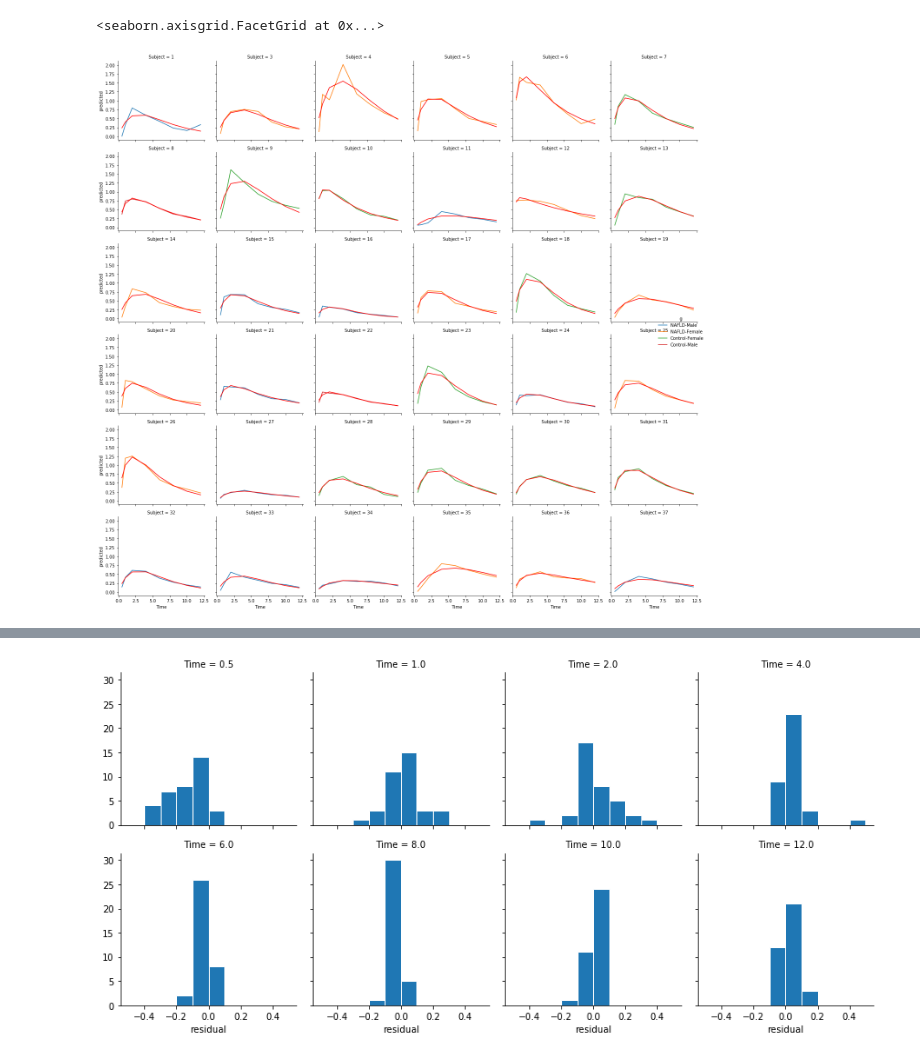
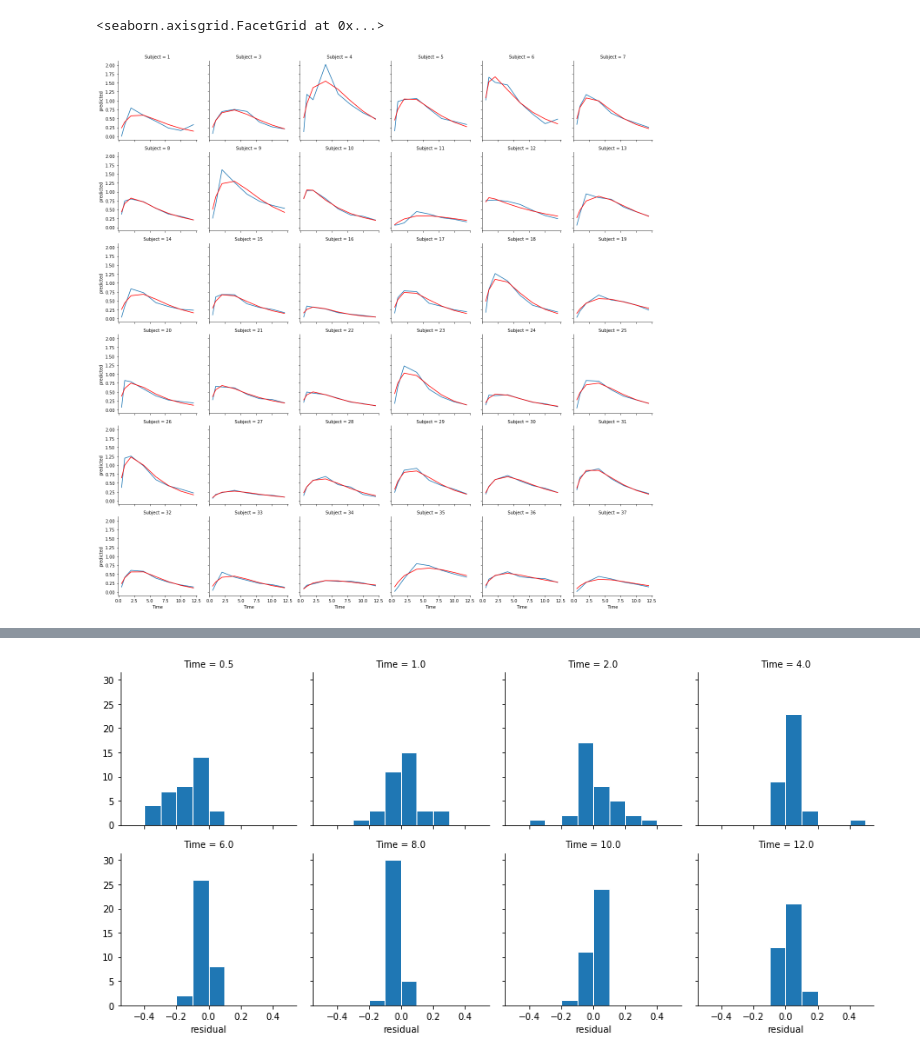
Before and after one commit to pgh79/PhD-Code, a Jupyter notebook: 2018-09 Apixiban Bayesian Models/Data Analysis/Create Residuals.ipynb, the cells around one changed output, grey strips where cells are left out. Drawn from its saved outputs; the diff is of its cells as text; code cells hidden in the pictures.

```diff
--- a/2018-09 Apixiban Bayesian Models/Data Analysis/Create Residuals.ipynb
+++ b/2018-09 Apixiban Bayesian Models/Data Analysis/Create Residuals.ipynb
@@ -8,11 +8,11 @@ import seaborn as sns
 
 
 #Don't need t=0.
-df = pd.read_csv('../Data/ApixibanExperimentData.csv').query('Time>0')
+df = pd.read_csv('../Data/ApixibanExperimentData.csv')
 df.Concentration = 10e-3*df.Concentration
 
 #Create a table of data. Subjects x Time
-Ys = df.pivot('Subject','Time','Concentration')
+Ys = df.query('Time>0').pivot('Subject','Time','Concentration')
 Y = Ys.values
 
 t = np.array([0.5, 1 ,2 ,4 ,6 ,8 ,10 ,12])
@@ -36,14 +36,13 @@ for i,y in enumerate(Y):
 preds = pd.DataFrame(YHAT, index=Ys.index, columns=Ys.columns).stack().to_frame('predicted').reset_index()
 # %%
 m = preds.merge(df, on=['Subject','Time'], how = 'inner')
-m['g'] = m.Group + '-' + m.Sex
 # %%
-g = sns.FacetGrid(data = m, col = 'Subject', col_wrap=6, hue = 'g')
+g = sns.FacetGrid(data = m, col = 'Subject', col_wrap=6)
 
 g.map(plt.plot,'Time','Concentration').add_legend()
 g.map(plt.plot,'Time','predicted', color = 'red')
 # %% [output]
 <seaborn.axisgrid.FacetGrid at 0x...>
-[figure, old version]
+[figure, new version]
 # %%
 m['residual'] = m.Concentration - m.predicted
```
Also changed, not shown: parts of 6 cells of this notebook, 18 other files.
